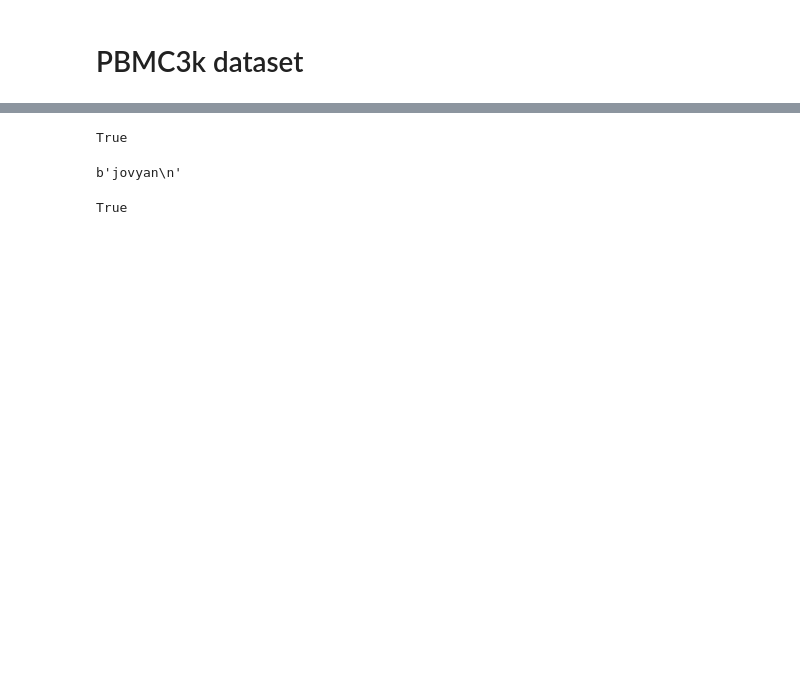
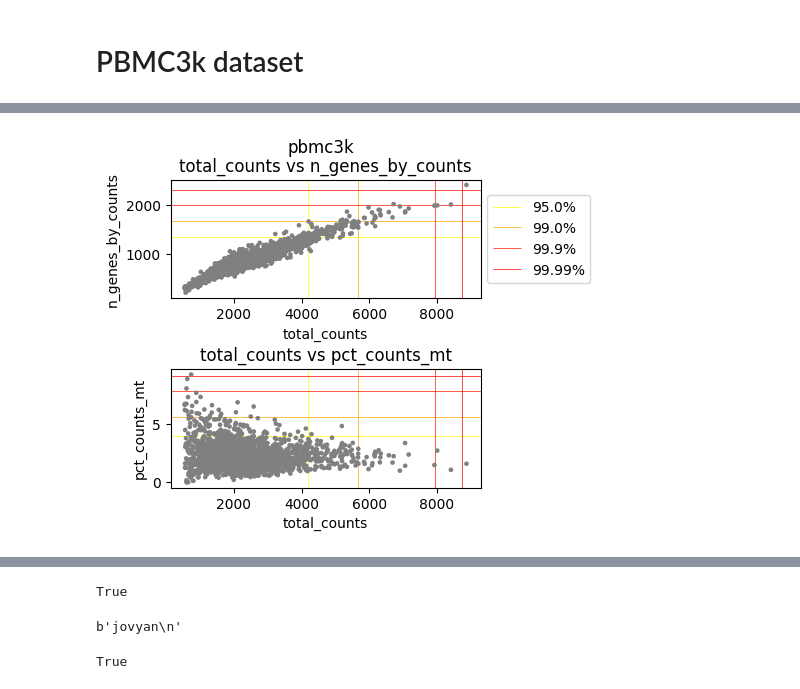
Before and after one commit to yo-aka-gene/grnet, a Jupyter notebook: docs/notebooks/pbmc3k_viz.ipynb, the cells around one changed output, grey strips where cells are left out. Drawn from its saved outputs; the diff is of its cells as text; code cells hidden in the pictures; blank space fills up the shorter version.

```diff
--- a/docs/notebooks/pbmc3k_viz.ipynb
+++ b/docs/notebooks/pbmc3k_viz.ipynb
@@ -28,0 +72,48 @@ AnnData object with n_obs × n_vars = 2700 × 13714
+# %%
+filter_dict = {
+    "n_genes_by_counts": lambda x: x < 2500,
+    "pct_counts_mt": lambda x: x < 10
+}
+# %%
+conf = Config(data=filter_pipeline(conf.data, filter_dict))
+# %%
+for k, v in {"pbmc3k": conf.data}.items():
+    v.var['mt'] = v.var_names.str.startswith('MT-')
+    sc.pp.calculate_qc_metrics(v, qc_vars=['mt'], percent_top=None, log1p=False, inplace=True)
+
+    fig, ax = plt.subplots(2, 1, figsize=(4, 4))
+    plt.subplots_adjust(hspace=.6)
+
+    for a, y in zip(ax, ["n_genes_by_counts", "pct_counts_mt"]):
+        sc.pl.scatter(v, x="total_counts", y=y, ax=a, show=False)
+        area = [.95, .99, .999, .9999]
+        xlims, ylims = a.get_xlim(), a.get_ylim()
+        for xval, yval, q in zip(
+            get_quantiles(v, "total_counts", area=area),
+            get_quantiles(v, y, area=area),
+            area
+        ):
+            kwargs = dict(
+                zorder=-1, linewidth=.5,
+                color=plt.cm.autumn_r(q ** 100)
+            )
+            a.vlines(xval, *ylims, **kwargs)
+            a.hlines(yval, *xlims, label=f"{100 * q}%", **kwargs)
+        if y == "n_genes_by_counts":
+            a.legend(loc="center left", bbox_to_anchor=(1, .5))
+        a.set_title(f"total_counts vs {y}")
+        a.set(xlim=xlims, ylim=ylims)
+
+
+    fig.suptitle(
+        k,
+        verticalalignment="center",
+        y=.96
+    );
+
+    # fig.savefig(
+    #     f"{outputdir}/{k}_qc.png",
+    #     **kwarg_savefig
+    # )
+# %% [output]
+[figure, added]
```
Also changed, not shown: parts of 12 cells of this notebook.
